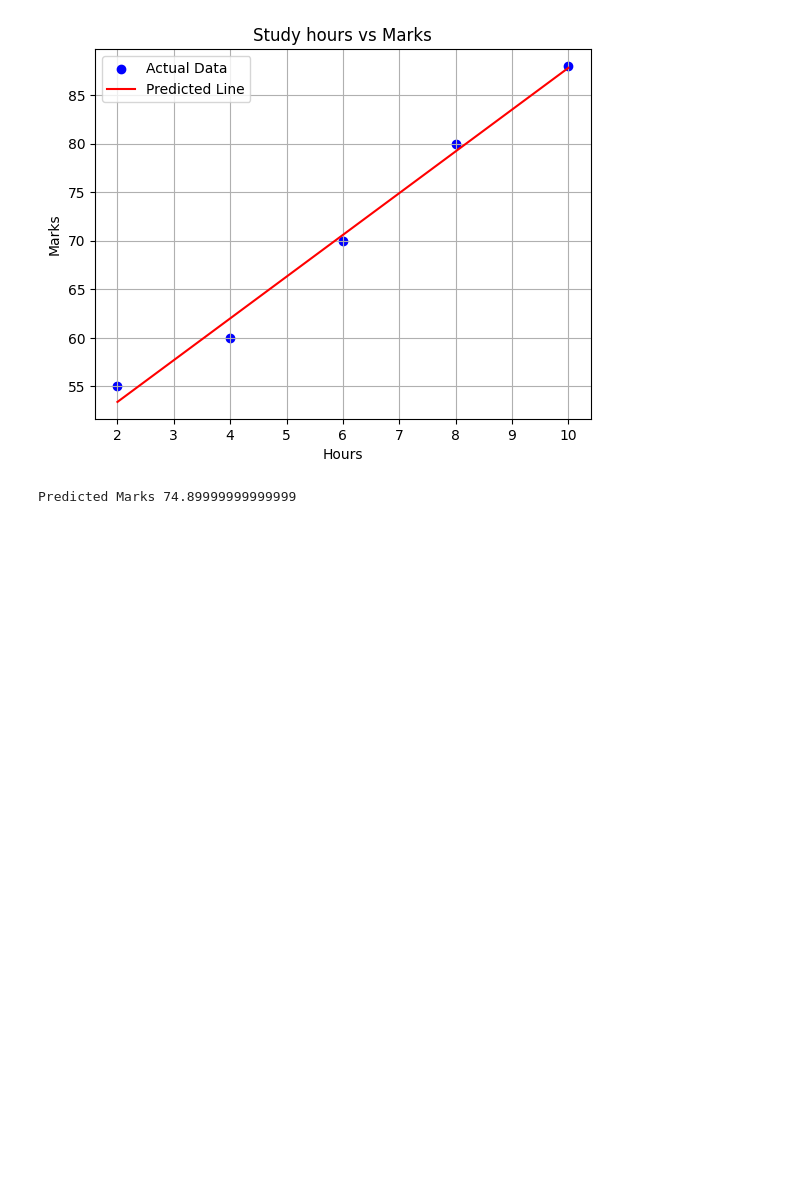
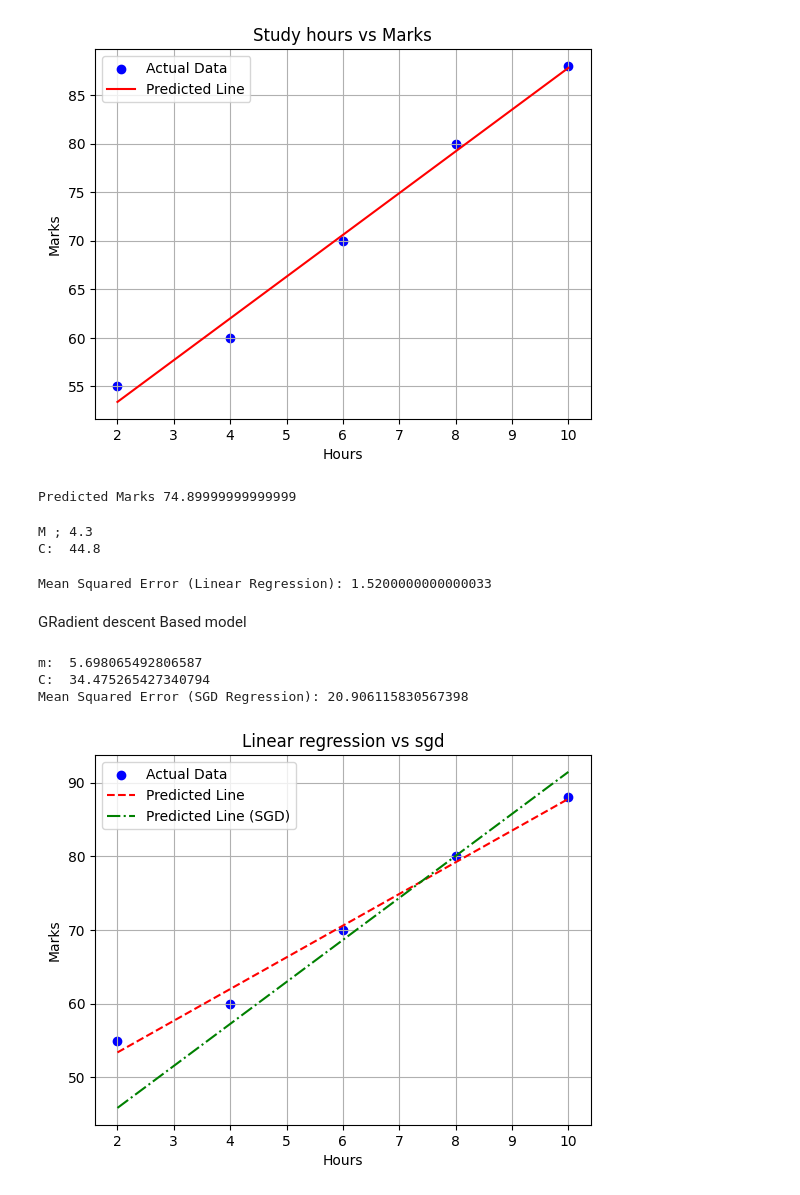
Before and after one commit to potat0w/Aaagh-more-math, a Jupyter notebook: Module_10.ipynb, the cells around one changed output. Cells and saved outputs as stored; diff of their text form; code cells hidden in the pictures; blank space fills up the shorter version.

```diff
--- a/Module_10.ipynb
+++ b/Module_10.ipynb
@@ -45,3 +46,51 @@ prediction=model.predict(new_hours)
 print("Predicted Marks",prediction[0])
 # %% [output]
 Predicted Marks 74.89999999999999
+# %%
+linear_reg=LinearRegression()
+linear_reg.fit(hours,marks)
+
+print("M ;",linear_reg.coef_[0])
+print("C: ",linear_reg.intercept_)
+# %% [output]
+M ; 4.3
+C:  44.8
+# %%
+pred_marks=linear_reg.predict(hours)
+mse_lin=mean_squared_error(marks,pred_marks)
+print("Mean Squared Error (Linear Regression):",mse_lin)
+# %% [output]
+Mean Squared Error (Linear Regression): 1.5200000000000033
+# %% [markdown]
+GRadient descent Based model
+# %%
+sgd_reg=SGDRegressor(
+    max_iter=1000,
+    learning_rate='invscaling',
+    eta0=0.01,
+    random_state=42)
+sgd_reg.fit(hours,marks)
+print("m: ",sgd_reg.coef_[0])
+print("C: ",sgd_reg.intercept_[0])
+
+pred_marks_sgd=sgd_reg.predict(hours)
+mse_sgd=mean_squared_error(marks,pred_marks_sgd)
+print("Mean Squared Error (SGD Regression):",mse_sgd)
+# %% [output]
+m:  5.698065492806587
+C:  34.475265427340794
+Mean Squared Error (SGD Regression): 20.906115830567398
+# %%
+from matplotlib.lines import lineStyles
+plt.scatter(hours,marks,color='blue',label="Actual Data")
+predicted_marks=model.predict(hours)
+plt.plot(hours,predicted_marks,color='red',label='Predicted Line',linestyle='--')
+plt.plot(hours,pred_marks_sgd,color='green',label='Predicted Line (SGD)',linestyle='-.')
+plt.xlabel('Hours')
+plt.ylabel('Marks')
+plt.title("Linear regression vs sgd")
+plt.legend()
+plt.grid(True)
+plt.show()
+# %% [output]
+[figure, added]
```
Also changed, not shown: parts of 1 cell of this notebook.
